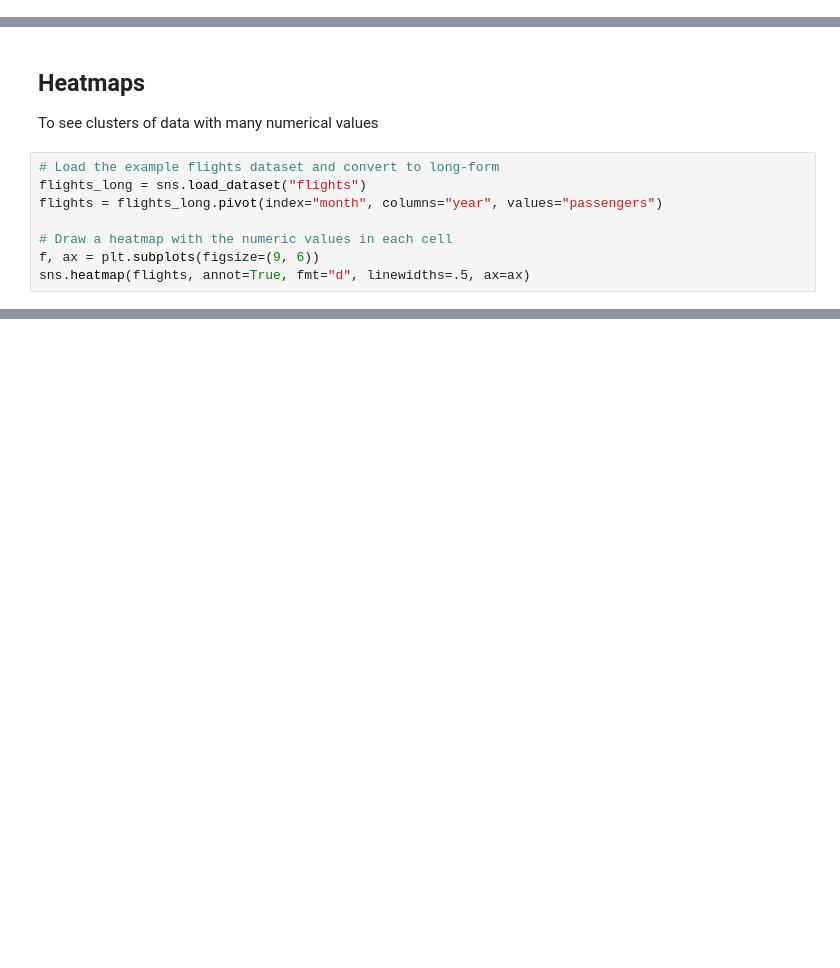
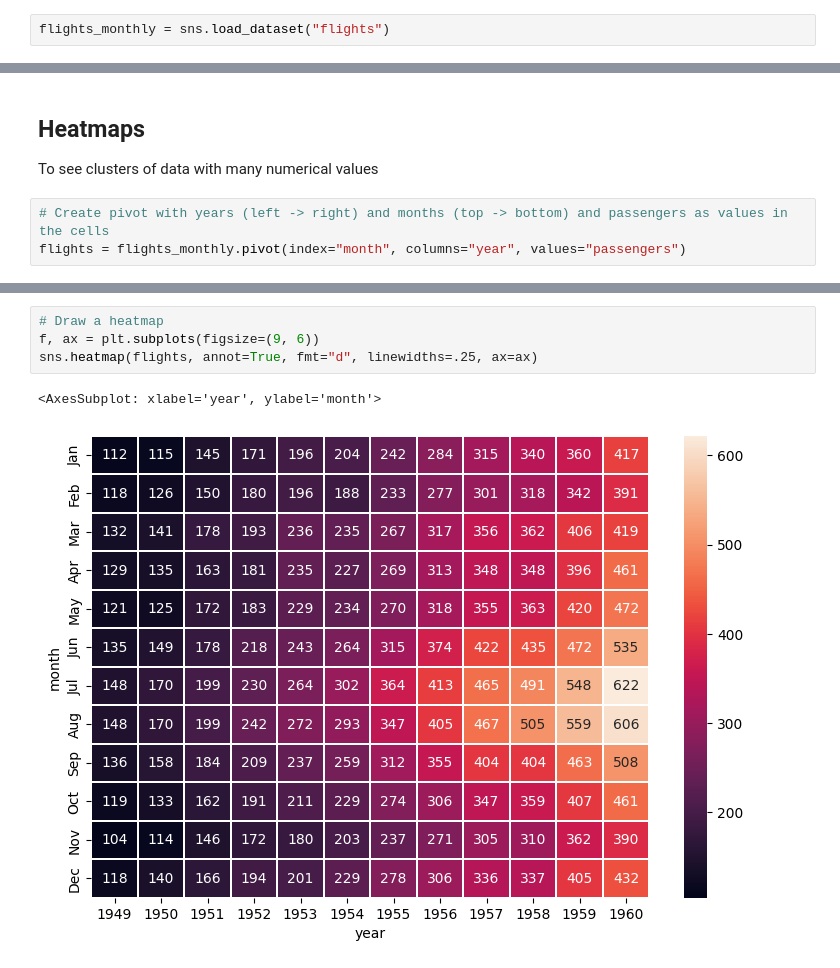
Before and after one commit to jgraber/PythonFriday, a Jupyter notebook: Jupyter/Seaborn_sensemaking.ipynb, the cells around one changed output, grey strips where cells are left out. Drawn from its saved outputs; the diff is of its cells as text; blank space fills up the shorter version.

Commit message:
add more examples

```diff
--- a/Jupyter/Seaborn_sensemaking.ipynb
+++ b/Jupyter/Seaborn_sensemaking.ipynb
@@ -108,0 +111,2 @@ sns.swarmplot(x="day", y="tip", hue="sex", data=tips)
+# %%
+flights_monthly = sns.load_dataset("flights")
@@ -110,10 +136,5 @@ sns.swarmplot(x="day", y="tip", hue="sex", data=tips)
 ## Heatmaps
 To see clusters of data with many numerical values
 # %%
-# Load the example flights dataset and convert to long-form
-flights_long = sns.load_dataset("flights")
-flights = flights_long.pivot(index="month", columns="year", values="passengers")
-
-# Draw a heatmap with the numeric values in each cell
-f, ax = plt.subplots(figsize=(9, 6))
-sns.heatmap(flights, annot=True, fmt="d", linewidths=.5, ax=ax)
+# Create pivot with years (left -> right) and months (top -> bottom) and passengers as values in the cells
+flights = flights_monthly.pivot(index="month", columns="year", values="passengers")
@@ -122,0 +149,7 @@ sns.heatmap(flights, annot=True, fmt="d", linewidths=.5, ax=ax)
+# %%
+# Draw a heatmap
+f, ax = plt.subplots(figsize=(9, 6))
+sns.heatmap(flights, annot=True, fmt="d", linewidths=.25, ax=ax)
+# %% [output]
+<AxesSubplot: xlabel='year', ylabel='month'>
+[figure, added]
```
Also changed, not shown: parts of 7 cells of this notebook.
